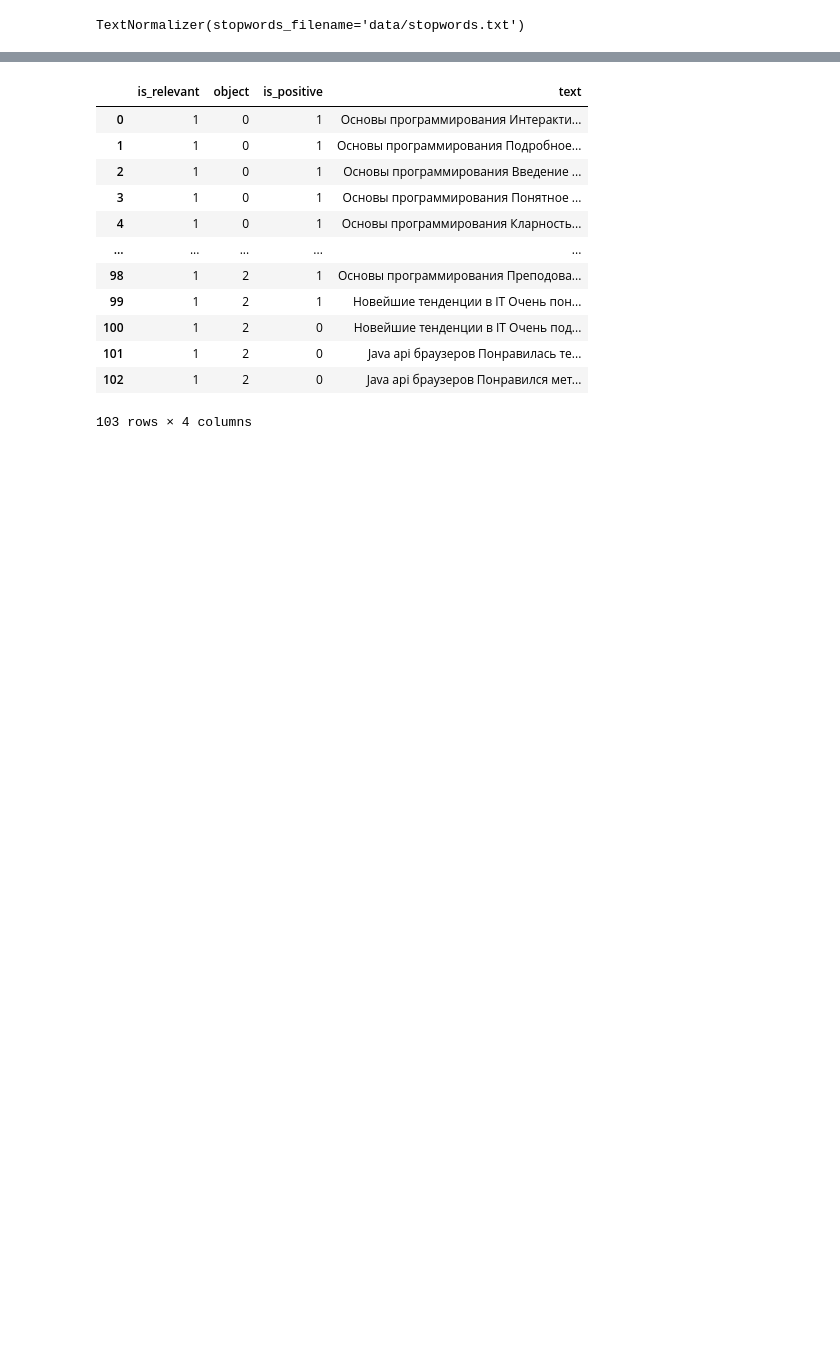
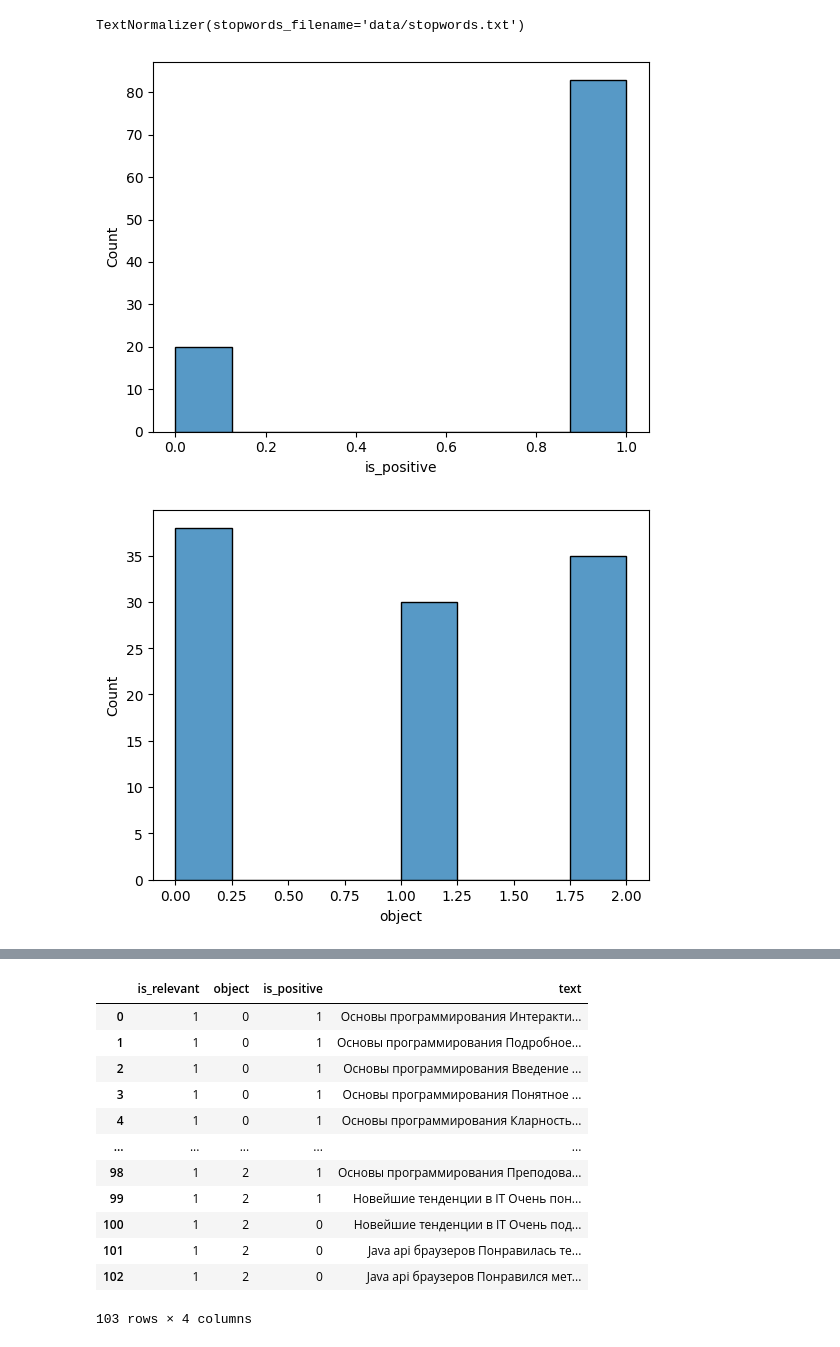
Before and after one commit to zibestr/Feedback-Analytics, a Jupyter notebook: main.ipynb, the cells around one changed output, grey strips where cells are left out. Drawn from its saved outputs; the diff is of its cells as text; code cells hidden in the pictures; blank space fills up the shorter version.

```diff
--- a/main.ipynb
+++ b/main.ipynb
@@ -7,3 +8,16 @@ normalizer = TextNormalizer('data/stopwords.txt')
 normalizer.fit()
 # %% [output]
 TextNormalizer(stopwords_filename='data/stopwords.txt')
+# %%
+import seaborn as sns
+import matplotlib.pyplot as plt
+
+sns.histplot(dataframe['is_positive'])
+plt.show()
+sns.histplot(dataframe['object'])
+plt.show()
+sns.histplot(dataframe['is_relevant'])
+plt.show()
+# %% [output]
+[figure, added]
+[figure, added]
```
Also changed, not shown: parts of 9 cells of this notebook, 3 other files.
